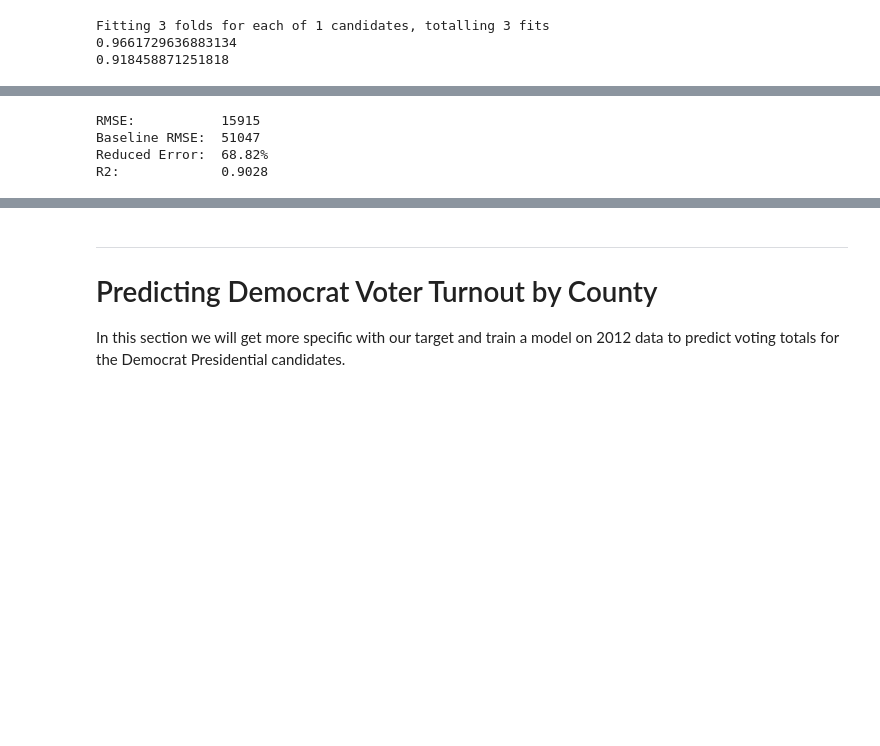
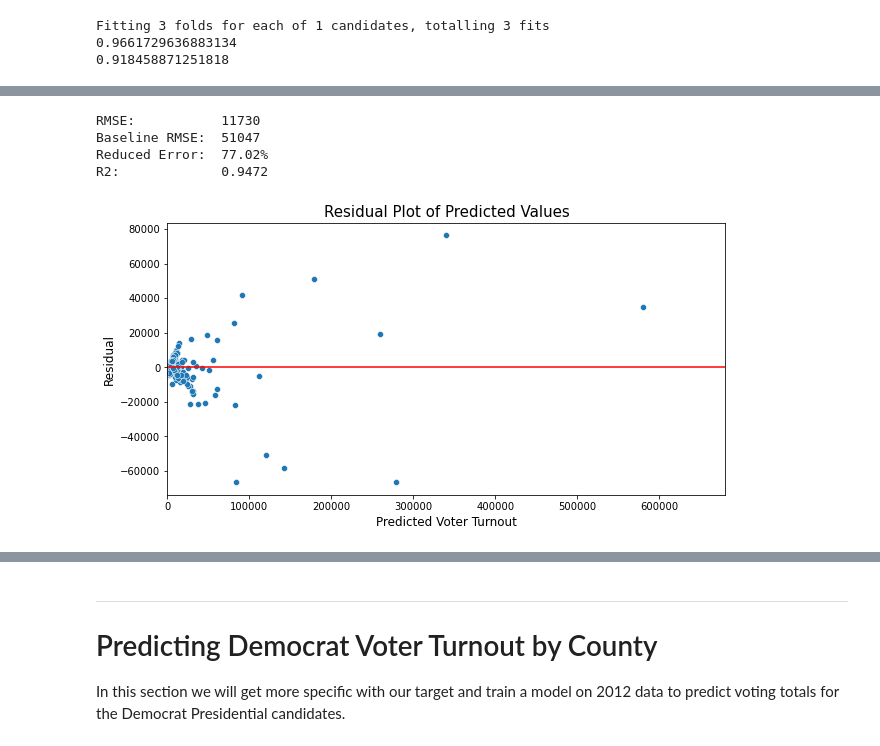
Before and after one commit to yae-sushi/Texas-General-Election-Preds, a Jupyter notebook: Modeling.ipynb, the cells around one changed output, grey strips where cells are left out. Cells and saved outputs as stored; diff of their text form; code cells hidden in the pictures; blank space fills up the shorter version.

```diff
--- a/Modeling.ipynb
+++ b/Modeling.ipynb
@@ -184,10 +218,11 @@ R2:             0.9338
 # %%
-display_metrics(df, X, cols_2012, '2016_rep_vote_counte', gs)
+display_metrics(df, X, cols_2012, '2016_rep_vote_counte', gs_r)
 # %% [output]
-RMSE:           15915
+RMSE:           11730
 Baseline RMSE:  51047
-Reduced Error:  68.82%
-R2:             0.9028
+Reduced Error:  77.02%
+R2:             0.9472
+[figure, added]
 # %%
 display_metrics(df, X, cols_2012, '2020_rep_vote_count', gs_r)
 # %% [output]
```
Also changed, not shown: parts of 27 cells of this notebook, 2 other files.
